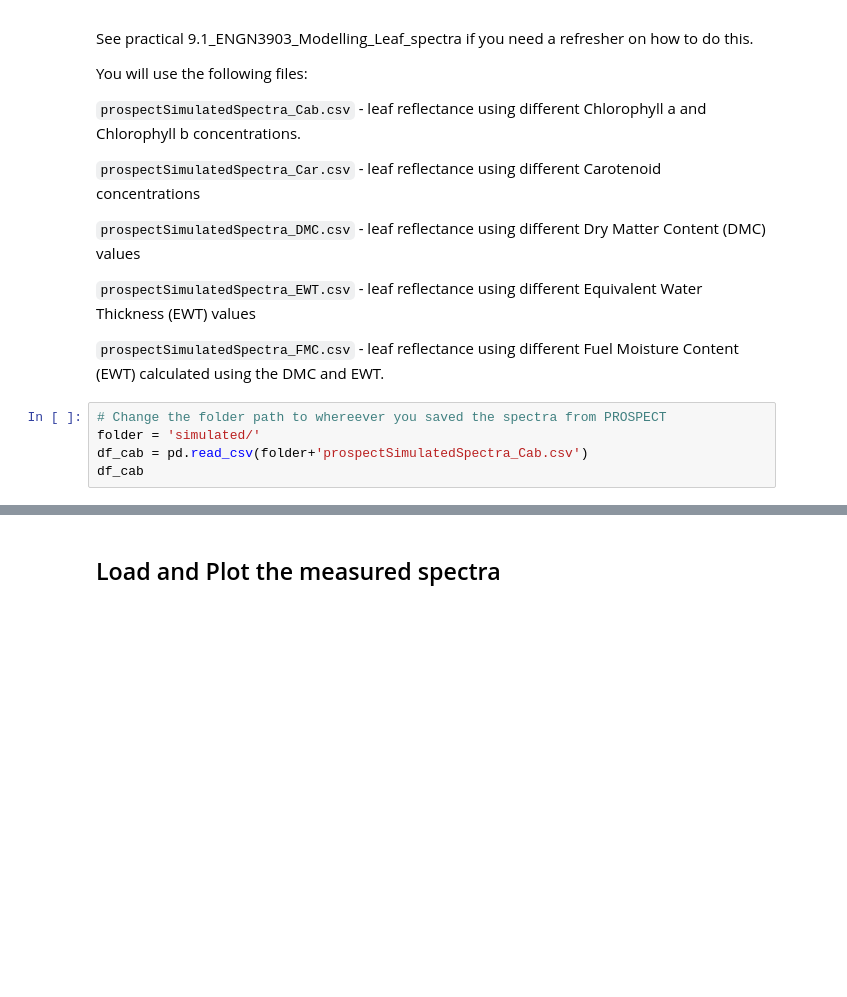
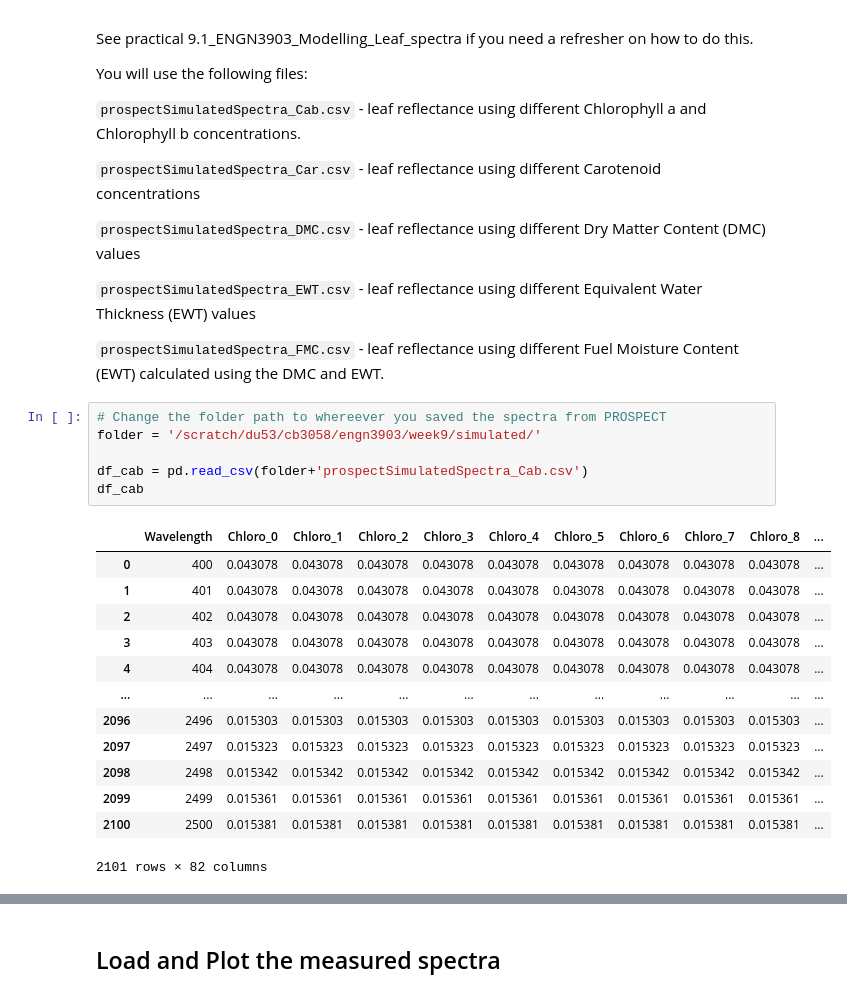
Before and after one commit to nicolasyounes/engn3903, a Jupyter notebook: week9/9.2_ENGN3903_comparing_Leaf_and_satellite_spectra.ipynb, the cells around one changed output, grey strips where cells are left out. Cells and saved outputs as stored; diff of their text form; blank space fills up the shorter version.

```diff
--- a/week9/9.2_ENGN3903_comparing_Leaf_and_satellite_spectra.ipynb
+++ b/week9/9.2_ENGN3903_comparing_Leaf_and_satellite_spectra.ipynb
@@ -161,9 +167,24 @@ You will use the following files:
 `prospectSimulatedSpectra_FMC.csv` - leaf reflectance using different Fuel Moisture Content (EWT) calculated using the DMC and EWT.
 # %%
 # Change the folder path to whereever you saved the spectra from PROSPECT
-folder = 'simulated/'
+folder = '/scratch/du53/cb3058/engn3903/week9/simulated/'
+
 df_cab = pd.read_csv(folder+'prospectSimulatedSpectra_Cab.csv')
 df_cab
+# %% [output]
+|  | Wavelength | Chloro_0 | Chloro_1 | Chloro_2 | Chloro_3 | Chloro_4 | Chloro_5 | Chloro_6 | Chloro_7 | Chloro_8 | ... |
+| 0 | 400 | 0.043078 | 0.043078 | 0.043078 | 0.043078 | 0.043078 | 0.043078 | 0.043078 | 0.043078 | 0.043078 | ... |
+| 1 | 401 | 0.043078 | 0.043078 | 0.043078 | 0.043078 | 0.043078 | 0.043078 | 0.043078 | 0.043078 | 0.043078 | ... |
+| 2 | 402 | 0.043078 | 0.043078 | 0.043078 | 0.043078 | 0.043078 | 0.043078 | 0.043078 | 0.043078 | 0.043078 | ... |
+| 3 | 403 | 0.043078 | 0.043078 | 0.043078 | 0.043078 | 0.043078 | 0.043078 | 0.043078 | 0.043078 | 0.043078 | ... |
+| 4 | 404 | 0.043078 | 0.043078 | 0.043078 | 0.043078 | 0.043078 | 0.043078 | 0.043078 | 0.043078 | 0.043078 | ... |
+| ... | ... | ... | ... | ... | ... | ... | ... | ... | ... | ... | ... |
+| 2096 | 2496 | 0.015303 | 0.015303 | 0.015303 | 0.015303 | 0.015303 | 0.015303 | 0.015303 | 0.015303 | 0.015303 | ... |
+| 2097 | 2497 | 0.015323 | 0.015323 | 0.015323 | 0.015323 | 0.015323 | 0.015323 | 0.015323 | 0.015323 | 0.015323 | ... |
+| 2098 | 2498 | 0.015342 | 0.015342 | 0.015342 | 0.015342 | 0.015342 | 0.015342 | 0.015342 | 0.015342 | 0.015342 | ... |
+| 2099 | 2499 | 0.015361 | 0.015361 | 0.015361 | 0.015361 | 0.015361 | 0.015361 | 0.015361 | 0.015361 | 0.015361 | ... |
+| 2100 | 2500 | 0.015381 | 0.015381 | 0.015381 | 0.015381 | 0.015381 | 0.015381 | 0.015381 | 0.015381 | 0.015381 | ... |
+2101 rows × 82 columns
 # %%
 fig, ax = plt.subplots(figsize=(12,5))
 
```
Also changed, not shown: parts of 10 cells of this notebook, 1 other file.
